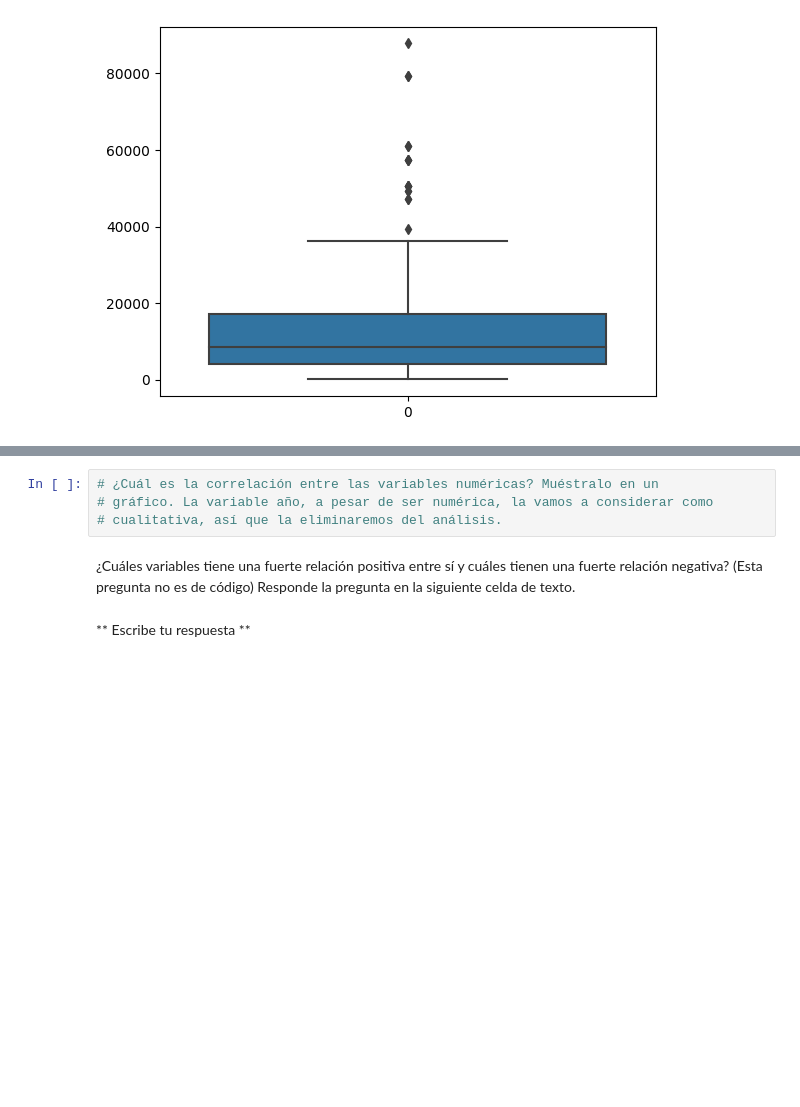
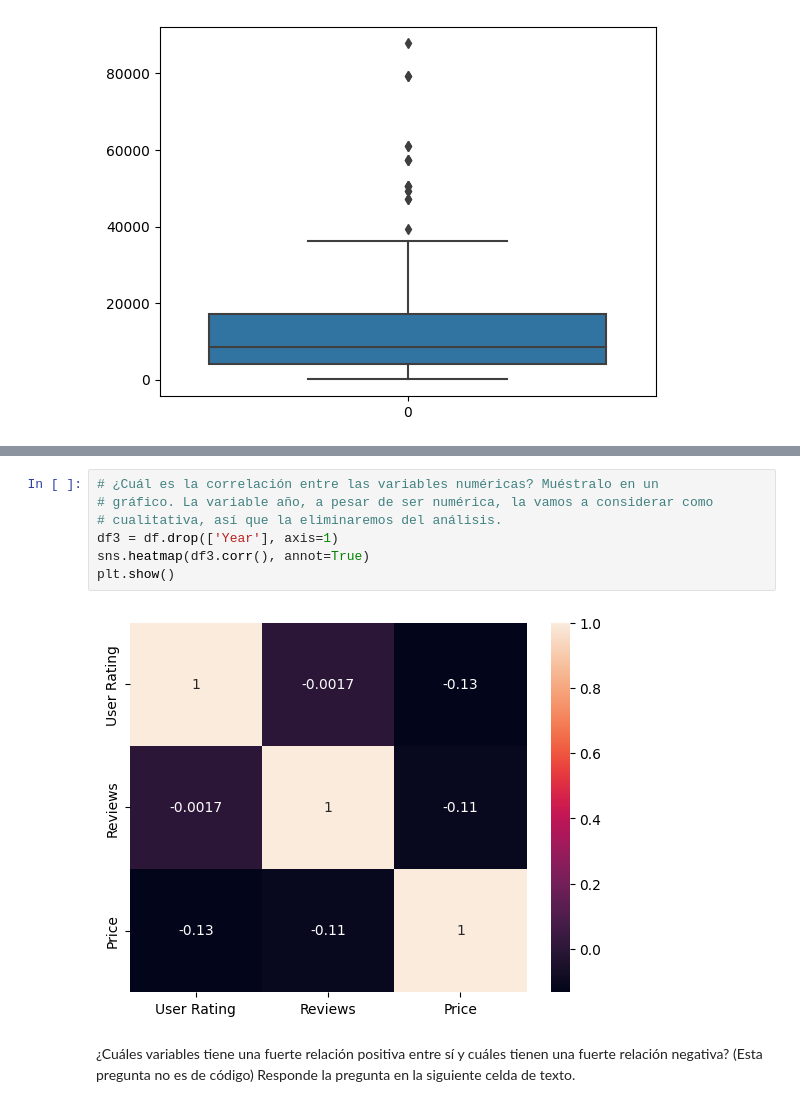
Before and after one commit to DHurtado714-itesm/ST-Arte-de-la-programacion, a Jupyter notebook: workspace/07-2-actividad-visualizacion.ipynb, the cells around one changed output, grey strips where cells are left out. Drawn from its saved outputs; the diff is of its cells as text; blank space fills up the shorter version.

```diff
--- a/workspace/07-2-actividad-visualizacion.ipynb
+++ b/workspace/07-2-actividad-visualizacion.ipynb
@@ -99,8 +118,11 @@ sns.boxplot(df['Reviews'])
 # %%
 # ¿Cuál es la correlación entre las variables numéricas? Muéstralo en un
 # gráfico. La variable año, a pesar de ser numérica, la vamos a considerar como
 # cualitativa, así que la eliminaremos del análisis.
+df3 = df.drop(['Year'], axis=1)
+sns.heatmap(df3.corr(), annot=True)
+plt.show()
+# %% [output]
+[figure, added]
 # %% [markdown]
 ¿Cuáles variables tiene una fuerte relación positiva entre sí y cuáles tienen una fuerte relación negativa? (Esta pregunta no es de código) Responde la pregunta en la siguiente celda de texto.
-# %% [markdown]
-** Escribe tu respuesta **
```
Also changed, not shown: parts of 6 cells of this notebook, 3 other files.
